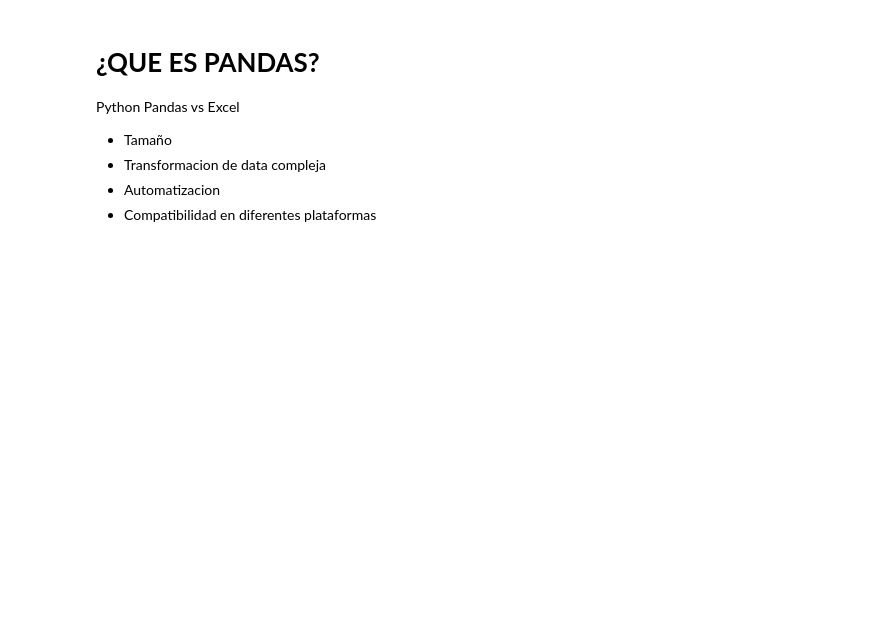
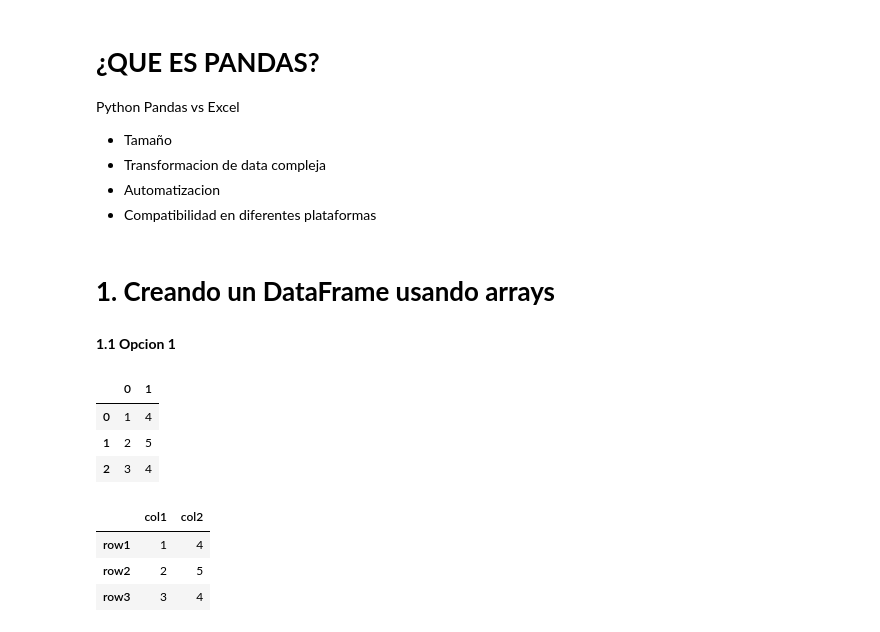
Before and after one commit to lia07/practicaFunciones, a Jupyter notebook: DS_Python_desde_cero.ipynb, the cells around one changed output. Drawn from its saved outputs; the diff is of its cells as text; code cells hidden in the pictures; blank space fills up the shorter version.

```diff
--- a/DS_Python_desde_cero.ipynb
+++ b/DS_Python_desde_cero.ipynb
@@ -628,0 +633,23 @@ Python Pandas vs Excel
+# %% [markdown]
+# **1. Creando un DataFrame usando arrays**
+# %% [markdown]
+ **1.1 Opcion 1**
+# %%
+# creando un array
+data = np.array([[1,4], [2,5], [3,4]])
+# %%
+# creando un dataframe
+pd.DataFrame(data)
+# %% [output]
+|  | 0 | 1 |
+| 0 | 1 | 4 |
+| 1 | 2 | 5 |
+| 2 | 3 | 4 |
+# %%
+# creando un dataframe
+pd.DataFrame(data, index = ['row1', 'row2', 'row3'], columns = ['col1', 'col2'])
+# %% [output]
+|  | col1 | col2 |
+| row1 | 1 | 4 |
+| row2 | 2 | 5 |
+| row3 | 3 | 4 |
```
Also changed, not shown: parts of 2 cells of this notebook.
